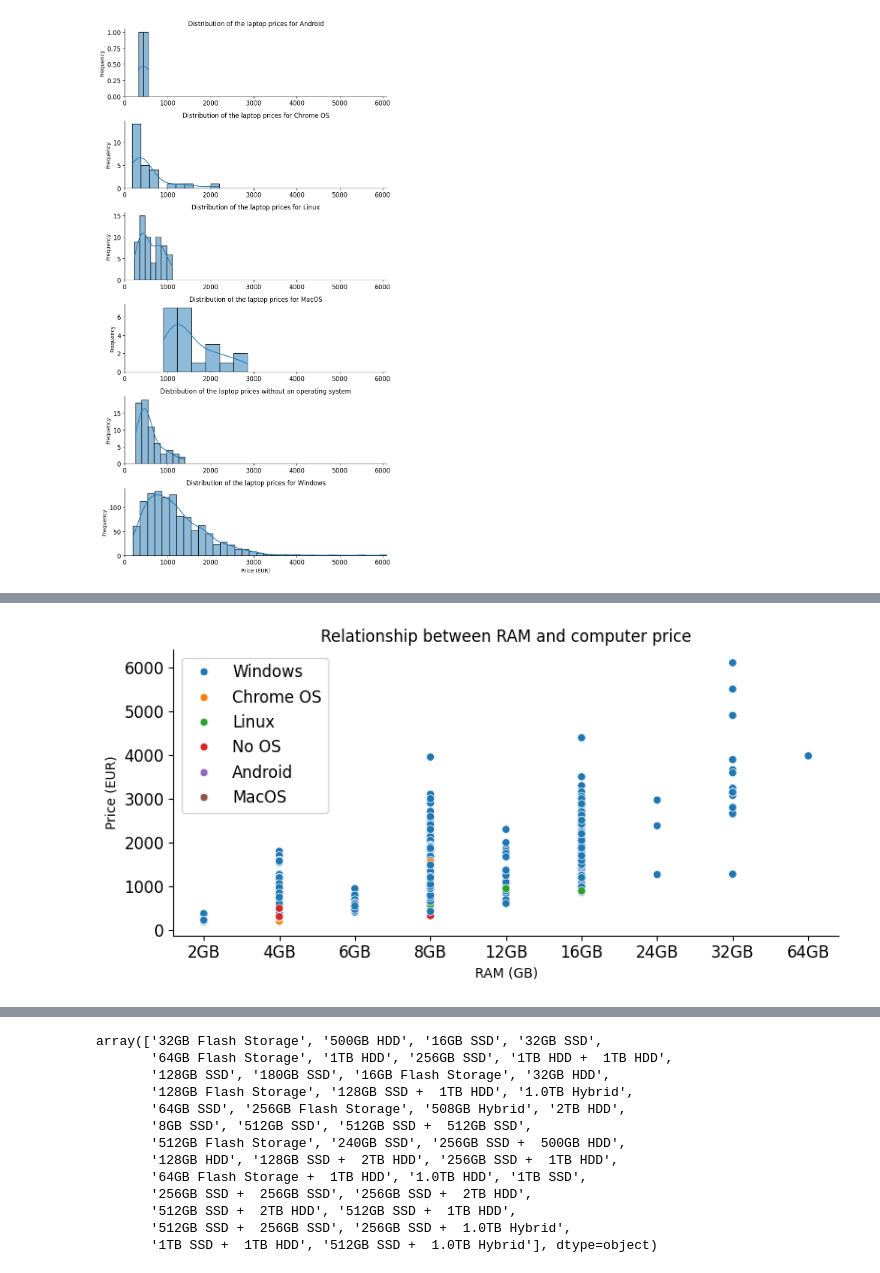
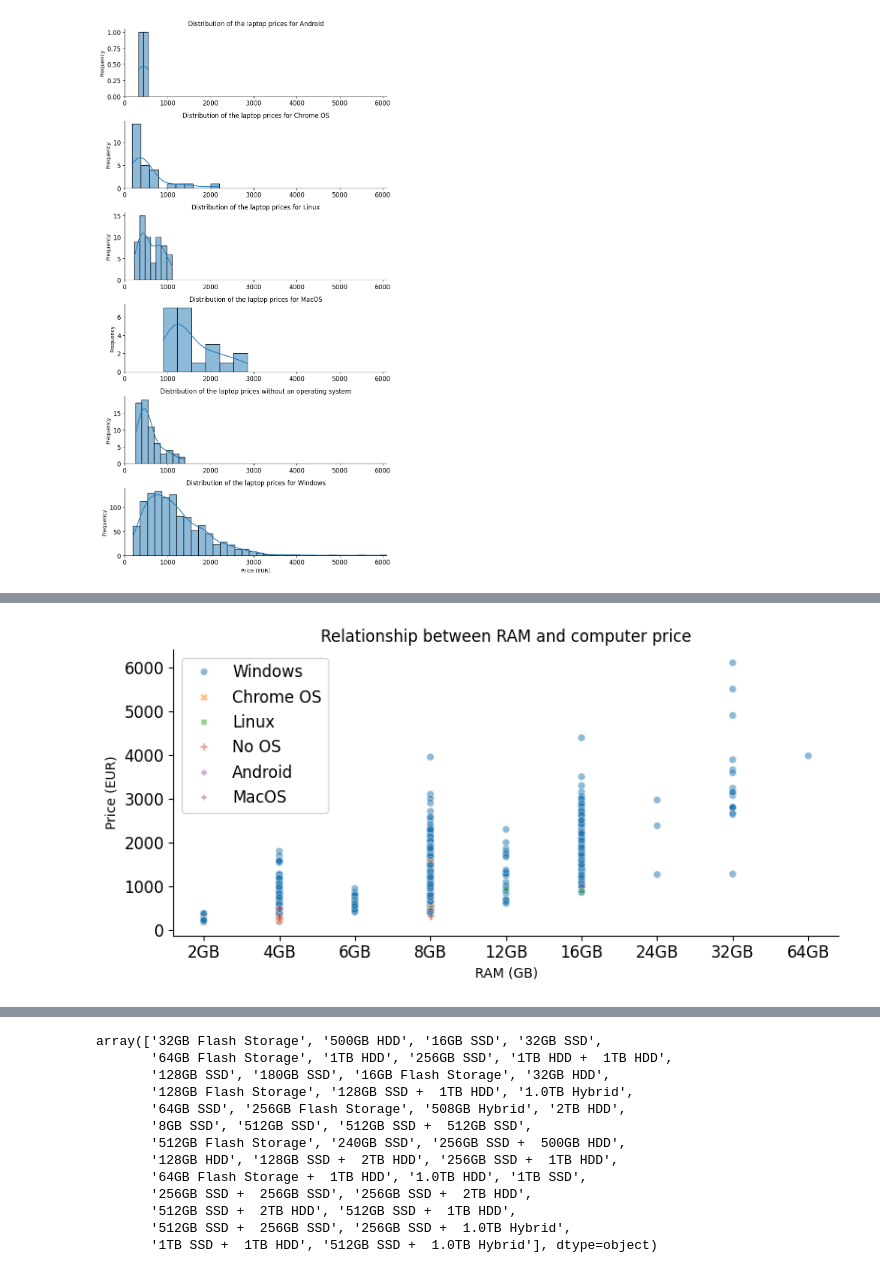
Before and after one commit to Eager1Beaver/https---github.com-Eager1Beaver-python_workshop_miniproject, a Jupyter notebook: mini_project_workflow.ipynb, the cells around one changed output, grey strips where cells are left out. Saved outputs shown, nothing was run; the diff lists cells and outputs as text; code cells hidden in the pictures.

```diff
--- a/mini_project_workflow.ipynb
+++ b/mini_project_workflow.ipynb
@@ -433,6 +505,7 @@ frequency_label = 'Frequency'
 ram_label = 'RAM (GB)'
 # %%
 # defining a general function for generating plots
+
 def visualize_data(plot_type: str,
                 data: Union[pd.DataFrame, pd.Series],
                 x: str = None,
@@ -448,6 +521,7 @@ def visualize_data(plot_type: str,
                 color: str = None,
                 linewidth: float = None,
                 scatter_params: dict = None,
+                scatter_style: dict = None,
                 legend_params: dict = None,
                 isCreateFigure: bool = True,
                 fig_size: tuple = None) -> None:
@@ -486,12 +560,18 @@ def visualize_data(plot_type: str,
         The linewidth of the plot, by default None.
     scatter_params : dict, optional
         The parameters for the scatter plot, by default None.
+    scatter_style : dict, optional
+        The style for the scatter plot, by default None.
     legend_params : dict, optional
         The parameters for the legend, by default None.
     isCreateFigure : bool, optional
         Whether to create a new figure, by default True.
     fig_size : tuple, optional
         The size of the figure, by default None.
+
+    Returns
+    -------
+    None
     '''
 
     scatter_params = scatter_params or {}  # defaulting to an empty dictionary if None
@@ -527,8 +607,9 @@ def visualize_data(plot_type: str,
                         y=y,
                         hue=hue,
                         **scatter_params,
+                        style=scatter_style,
                         ax=ax)
-        if legend_params is not None:
+        if legend_params is not None and hue is not None:
             plt.legend(**legend_params)
     else:
         raise ValueError(f"Invalid plot type: {plot_type}, expected 'boxplot', 'histplot' or 'scatterplot'")
@@ -690,19 +837,21 @@ df = df.sort_values(by='Ram_numeric', ascending=True).drop(columns='Ram_numeric'
 # %%
 # discussion
 # as we can see, there is a clear relationship between RAM and computer price
 # in general, the more RAM, the higher the price
 # there's one outlier; there could be some reason for it
 
 visualize_data('scatterplot',
                data=df,
                x='Ram',
                y='Price_euros',
                hue='OpSys',
                title='Relationship between RAM and computer price',
                x_label=ram_label,
                y_label=price_label,
+               scatter_params={'s': 30, 'alpha': 0.5},
+               scatter_style = 'OpSys',
                legend_params={'loc': 'upper left', 'fontsize': 'large'},
                isCreateFigure=True,
                fig_size=(8, 4))
 # %% [output]
-[figure, old version]
+[figure, new version]
```
Also changed, not shown: parts of 38 cells of this notebook, 1 other file.
